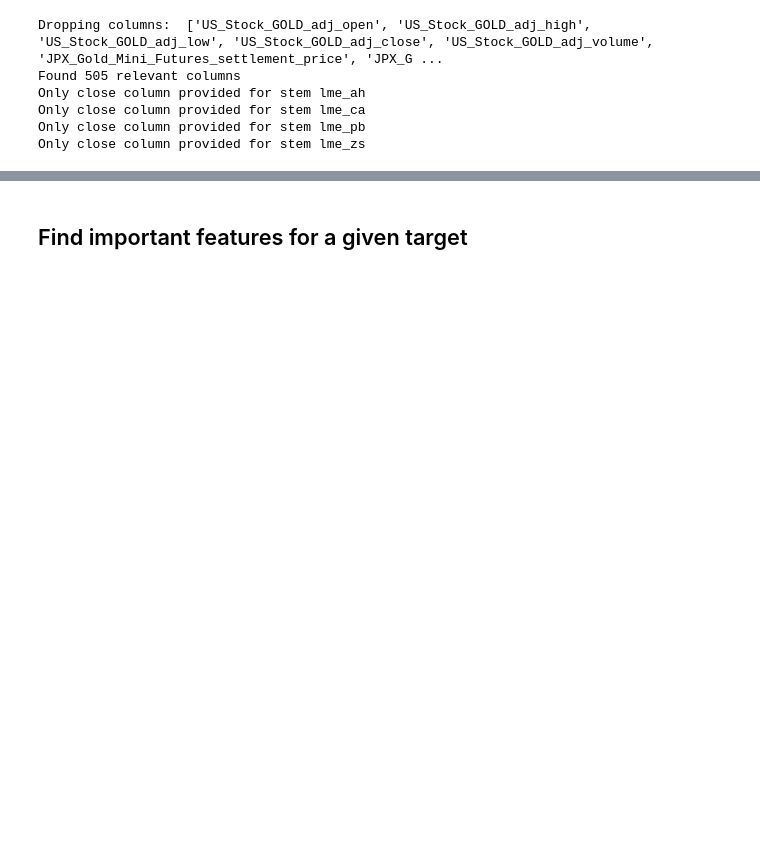
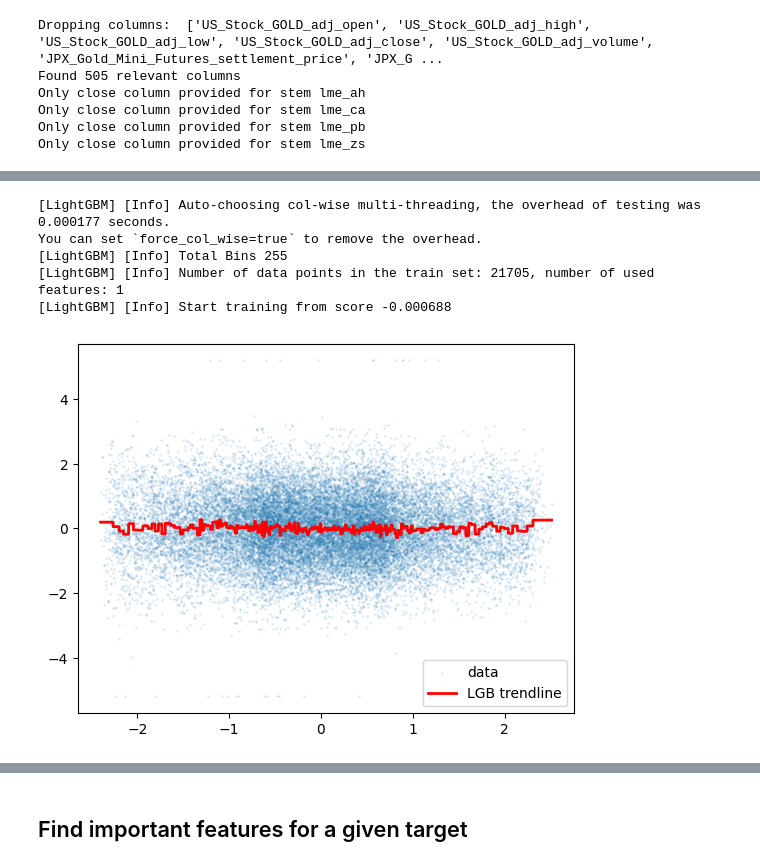
Before and after one commit to msh2481/commodity, a Jupyter notebook: eda.ipynb, the cells around one changed output, grey strips where cells are left out. Cells and saved outputs as stored; diff of their text form; code cells hidden in the pictures; blank space fills up the shorter version.

```diff
--- a/eda.ipynb
+++ b/eda.ipynb
@@ -75,0 +150,18 @@ target_pairs
+# %%
+mom_concat = {}
+for suffix in [
+    "rv",
+    "skew",
+    "pos",
+    "r_day",
+    "r_night",
+    "r_1",
+    "r_2_4",
+    "next_1",
+    "next_2_4",
+]:
+    cols = [col for col in momdf.columns if col.endswith(suffix)]
+    if cols:
+        mom_concat[suffix] = pd.concat([momdf[col] for col in cols], ignore_index=True)
+mom_concat = pd.DataFrame(mom_concat)
+mom_concat.describe()
@@ -75,0 +178,30 @@ target_pairs
+# %%
+import lightgbm as lgb
+import numpy as np
+from sklearn.metrics import mean_squared_error
+
+x_cur = mom_concat["skew"].values.reshape(-1, 1)
+y_cur = mom_concat["next_2_4"].values
+
+# Split into train/test for plotting a trendline (simple 80/20)
+n_split = int(0.8 * len(x_cur))
+x_train, x_test = x_cur[:n_split], x_cur[n_split:]
+y_train, y_test = y_cur[:n_split], y_cur[n_split:]
+
+lgbm = lgb.LGBMRegressor(n_estimators=100)
+lgbm.fit(x_train, y_train)
+y_pred = lgbm.predict(x_cur)
+
+plt.scatter(x_cur, y_cur, alpha=0.1, s=1, label="data")
+# For trendline plotting, sort x for monotonic line
+order = np.argsort(x_cur[:, 0])
+plt.plot(x_cur[order], y_pred[order], color="red", linewidth=2, label="LGB trendline")
+plt.legend()
+plt.show()
+# %% [output]
+[LightGBM] [Info] Auto-choosing col-wise multi-threading, the overhead of testing was 0.000177 seconds.
+You can set `force_col_wise=true` to remove the overhead.
+[LightGBM] [Info] Total Bins 255
+[LightGBM] [Info] Number of data points in the train set: 21705, number of used features: 1
+[LightGBM] [Info] Start training from score -0.000688
+[figure, added]
```
Also changed, not shown: parts of 20 cells of this notebook, 2 other files.
